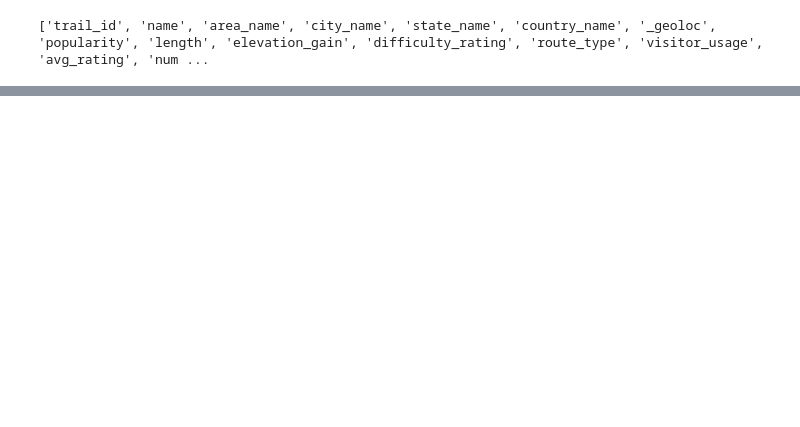
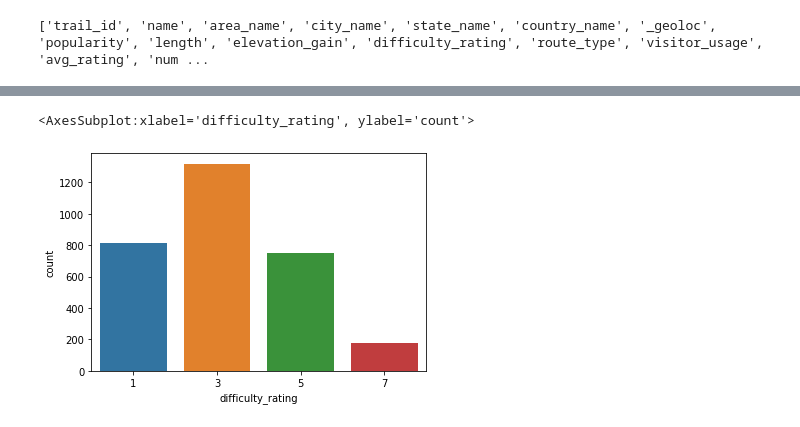
Before and after one commit to Jawert/National_Parks_Data_Analysis, a Jupyter notebook: National_Parks_Trails_Analysis.ipynb, the cells around one changed output, grey strips where cells are left out. Cells and saved outputs as stored; diff of their text form; code cells hidden in the pictures; blank space fills up the shorter version.

Commit message:
Created new graphs to compare different attributes

```diff
--- a/National_Parks_Trails_Analysis.ipynb
+++ b/National_Parks_Trails_Analysis.ipynb
@@ -121,0 +147,6 @@ for index,row in all_trails_info.iterrows():
+# %%
+# Plot the number of trails by difficulty rating.
+sns.countplot(x = all_trails_info['difficulty_rating'], data = all_trails_info)
+# %% [output]
+<AxesSubplot:xlabel='difficulty_rating', ylabel='count'>
+[figure, added]
```
Also changed, not shown: parts of 10 cells of this notebook, 1 other file.
